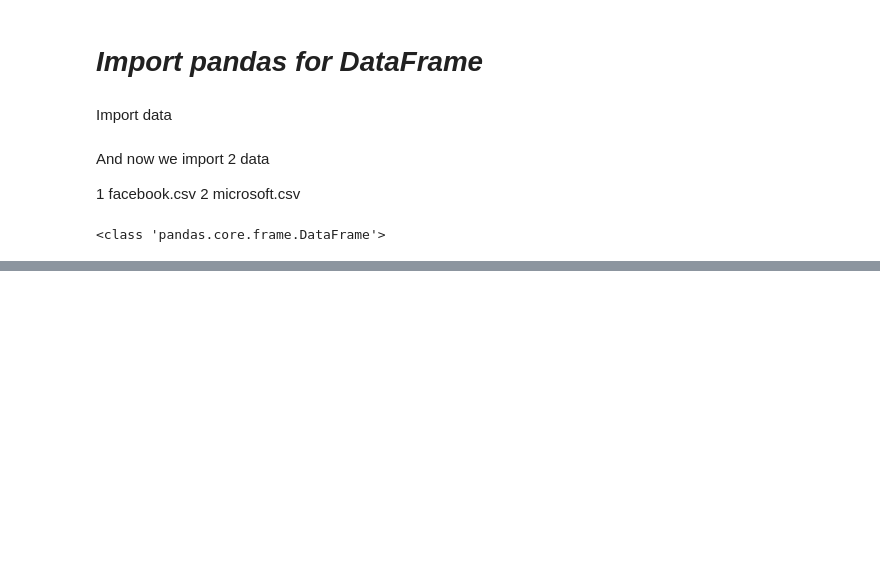
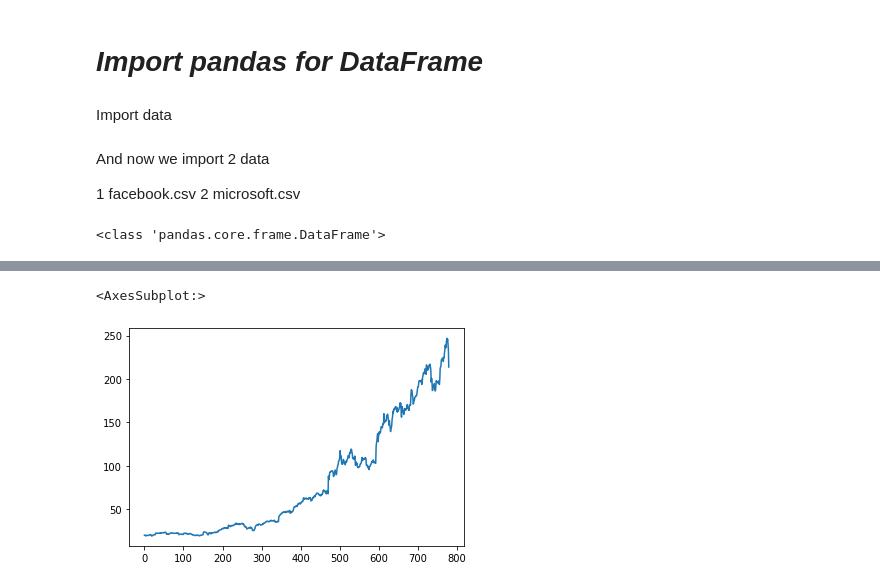
Before and after one commit to nnurskurmanbekov/Python-and-Statistics-for-Financial-Analysis, a Jupyter notebook: Week 1/Untitled0.ipynb, the cells around one changed output, grey strips where cells are left out. Drawn from its saved outputs; the diff is of its cells as text; code cells hidden in the pictures; blank space fills up the shorter version.

```diff
--- a/Week 1/Untitled0.ipynb
+++ b/Week 1/Untitled0.ipynb
@@ -52,0 +250,5 @@ print(type(fb))
+# %%
+fb.loc[:, 'Close'].plot()
+# %% [output]
+<AxesSubplot:>
+[figure, added]
```
Also changed, not shown: parts of 20 cells of this notebook.
